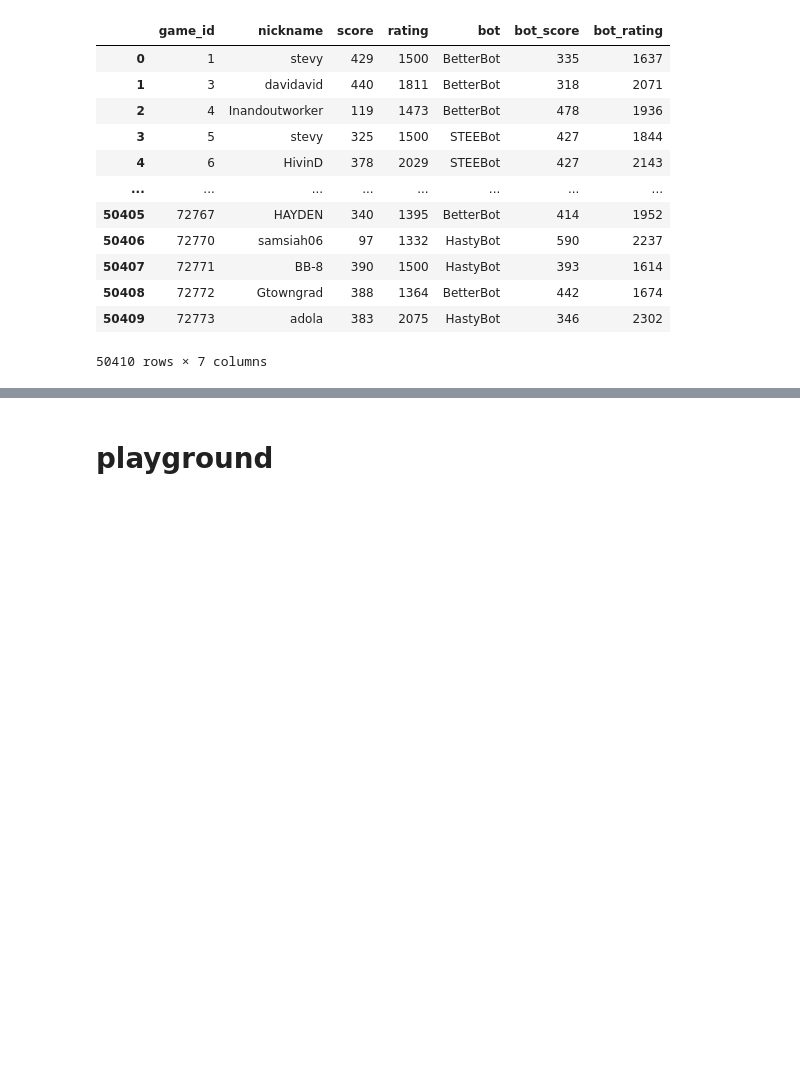
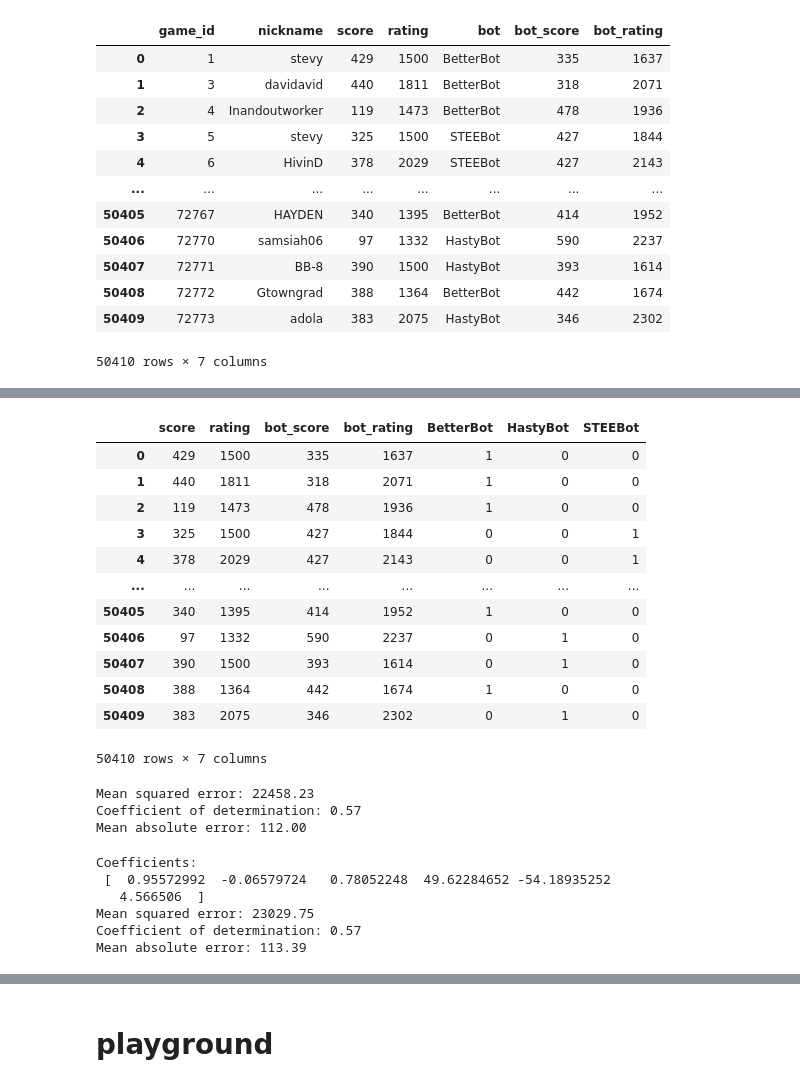
Before and after one commit to jyeung2/Scrabble-Rating, a Jupyter notebook: EDA.ipynb, the cells around one changed output, grey strips where cells are left out. Cells and saved outputs as stored; diff of their text form; code cells hidden in the pictures; blank space fills up the shorter version.

```diff
--- a/EDA.ipynb
+++ b/EDA.ipynb
@@ -123,0 +132,21 @@ train_merged
+# %%
+#one hot encode bot name
+one_hot = pd.get_dummies(train_merged["bot"])
+encode_bot = train_merged
+encode_bot = encode_bot.drop(["game_id", "nickname", "bot"], axis=1)
+encode_bot = encode_bot.join(one_hot)
+encode_bot
+# %% [output]
+|  | score | rating | bot_score | bot_rating | BetterBot | HastyBot | STEEBot |
+| 0 | 429 | 1500 | 335 | 1637 | 1 | 0 | 0 |
+| 1 | 440 | 1811 | 318 | 2071 | 1 | 0 | 0 |
+| 2 | 119 | 1473 | 478 | 1936 | 1 | 0 | 0 |
+| 3 | 325 | 1500 | 427 | 1844 | 0 | 0 | 1 |
+| 4 | 378 | 2029 | 427 | 2143 | 0 | 0 | 1 |
+| ... | ... | ... | ... | ... | ... | ... | ... |
+| 50405 | 340 | 1395 | 414 | 1952 | 1 | 0 | 0 |
+| 50406 | 97 | 1332 | 590 | 2237 | 0 | 1 | 0 |
+| 50407 | 390 | 1500 | 393 | 1614 | 0 | 1 | 0 |
+| 50408 | 388 | 1364 | 442 | 1674 | 1 | 0 | 0 |
+| 50409 | 383 | 2075 | 346 | 2302 | 0 | 1 | 0 |
+50410 rows × 7 columns
@@ -123,0 +162,27 @@ train_merged
+# %%
+# The mean squared error
+print("Mean squared error: %.2f" % mean_squared_error(y_train, y_pred_train))
+# The coefficient of determination: 1 is perfect prediction
+print("Coefficient of determination: %.2f" % r2_score(y_train, y_pred_train))
+#The mean absolute error
+print("Mean absolute error: %.2f" % mean_absolute_error(y_train, y_pred_train))
+# %% [output]
+Mean squared error: 22458.23
+Coefficient of determination: 0.57
+Mean absolute error: 112.00
+# %%
+# The coefficients
+print("Coefficients: \n", regr.coef_)
+# The mean squared error
+print("Mean squared error: %.2f" % mean_squared_error(y_test, y_pred))
+# The coefficient of determination: 1 is perfect prediction
+print("Coefficient of determination: %.2f" % r2_score(y_test, y_pred))
+#The mean absolute error
+print("Mean absolute error: %.2f" % mean_absolute_error(y_test, y_pred))
+# %% [output]
+Coefficients:
+ [  0.95572992  -0.06579724   0.78052248  49.62284652 -54.18935252
+   4.566506  ]
+Mean squared error: 23029.75
+Coefficient of determination: 0.57
+Mean absolute error: 113.39
```
Also changed, not shown: parts of 16 cells of this notebook.
